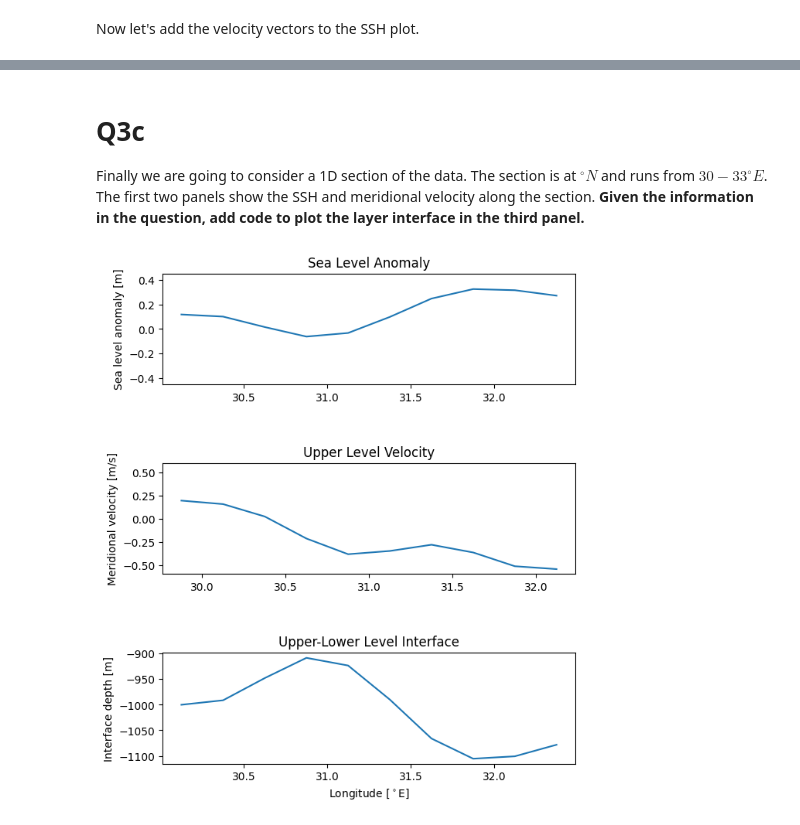
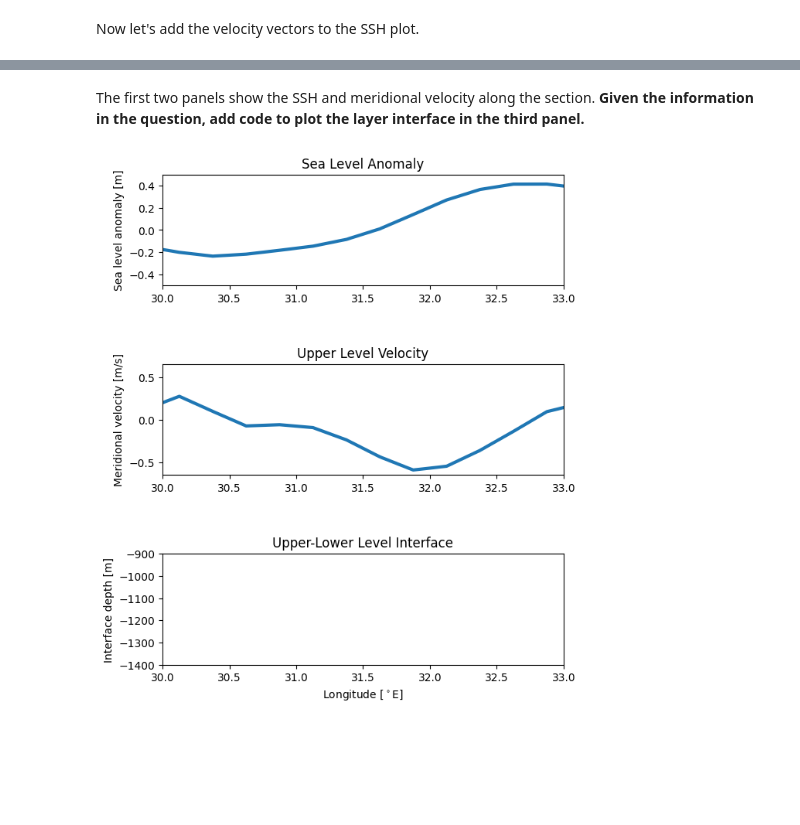
Before and after one commit to Caltech-OCTO/ESE102_PS1, a Jupyter notebook: PS1.ipynb, the cells around one changed output, grey strips where cells are left out. Saved outputs shown, nothing was run; the diff lists cells and outputs as text; code cells hidden in the pictures; blank space fills up the shorter version.

```diff
--- a/PS1.ipynb
+++ b/PS1.ipynb
@@ -75,6 +79,3 @@ dy = 27780       #y-grid spacing [m]
-# %%
-u = ds.ugos.values[0,1:-1,1:-1]
-v = ds.vgos.values[0,1:-1,1:-1]
 # %% [markdown]
 Now let's add the velocity vectors to the SSH plot.
 # %%
@@ -89,0 +94,11 @@ plt.quiver(lon[1:-1],lat[1:-1],u,v)
+# %%
+lat_index = 13
+lon_index = range(3,17)
+lon_index_clipped = range(2,16)
+
+plt.pcolormesh(lon,lat,h,vmin=-0.4,vmax=0.4,cmap='RdBu_r')
+plt.plot(lon[lon_index],lat[lat_index]*np.ones(len(lon_index)),c='k',ls='--')
+plt.colorbar(label="Sea level anomaly [m]")
+plt.xlabel("Longitude [$^\circ$E]")
+plt.ylabel("Latitude [$^\circ$N]")
+plt.title("time = 2019-07-16");
@@ -90,37 +107,36 @@ plt.quiver(lon[1:-1],lat[1:-1],u,v)
 # %% [markdown]
-# Q3c
-Finally we are going to consider a 1D section of the data. The section is at $^\circ N$ and runs from $30-33^\circ E$. The first two panels show the SSH and meridional velocity along the section. **Given the information in the question, add code to plot the layer interface in the third panel.**
+The first two panels show the SSH and meridional velocity along the section. **Given the information in the question, add code to plot the layer interface in the third panel.**
 # %%
-lat_index = 12
-lon_index = range(4,14)
-lon_index_clipped = range(3,13)
-
 fig, axs = plt.subplots(3)
 
-axs[0].plot(lon[lon_index],h[lon_index,lat_index])
-axs[1].plot(lon[lon_index_clipped],v[lon_index_clipped,lat_index-1])
+axs[0].plot(lon[lon_index],h[lat_index,lon_index],lw=3)
+axs[1].plot(lon[lon_index],v[lat_index-1,lon_index_clipped],lw=3)
 
 #ADD CODE HERE
 #axs[2].plot()
 
-eta = h[lon_index,lat_index]
-rho_1 = 1024
-rho_2 = 1026
-delta = rho_1*eta/(rho_1-rho_2)
-axs[2].plot(lon[lon_index],delta - delta[0] - 1000)
+#Set titles
+axs[0].set_title("Sea Level Anomaly")
+axs[1].set_title("Upper Level Velocity")
+axs[2].set_title("Upper-Lower Level Interface")
 
-#Adding labels and adjusting other parameters of the plots
-axs[0].set_title("Sea Level Anomaly")
+#Set axis labels
 axs[0].set_ylabel("Sea level anomaly [m]")
-axs[0].set_ylim([-0.45,0.45])
-axs[1].set_title("Upper Level Velocity")
 axs[1].set_ylabel("Meridional velocity [m/s]")
-axs[1].set_ylim([-0.6,0.6])
-axs[2].set_title("Upper-Lower Level Interface")
 axs[2].set_ylabel("Interface depth [m]")
 axs[2].set_xlabel("Longitude [$^\circ$E]")
 
+#set ylims
+axs[0].set_ylim([-0.5,0.5])
+axs[1].set_ylim([-0.65,0.65])
+axs[2].set_ylim([-1400,-900])
+
+#Set xlims
+axs[0].set_xlim([30,33])
+axs[1].set_xlim([30,33])
+axs[2].set_xlim([30,33])
+
 fig.tight_layout()
 fig.set_figheight(8)
 # %% [output]
-[figure, old version]
+[figure, new version]
```
Also changed, not shown: parts of 5 cells of this notebook, 1 other file.
